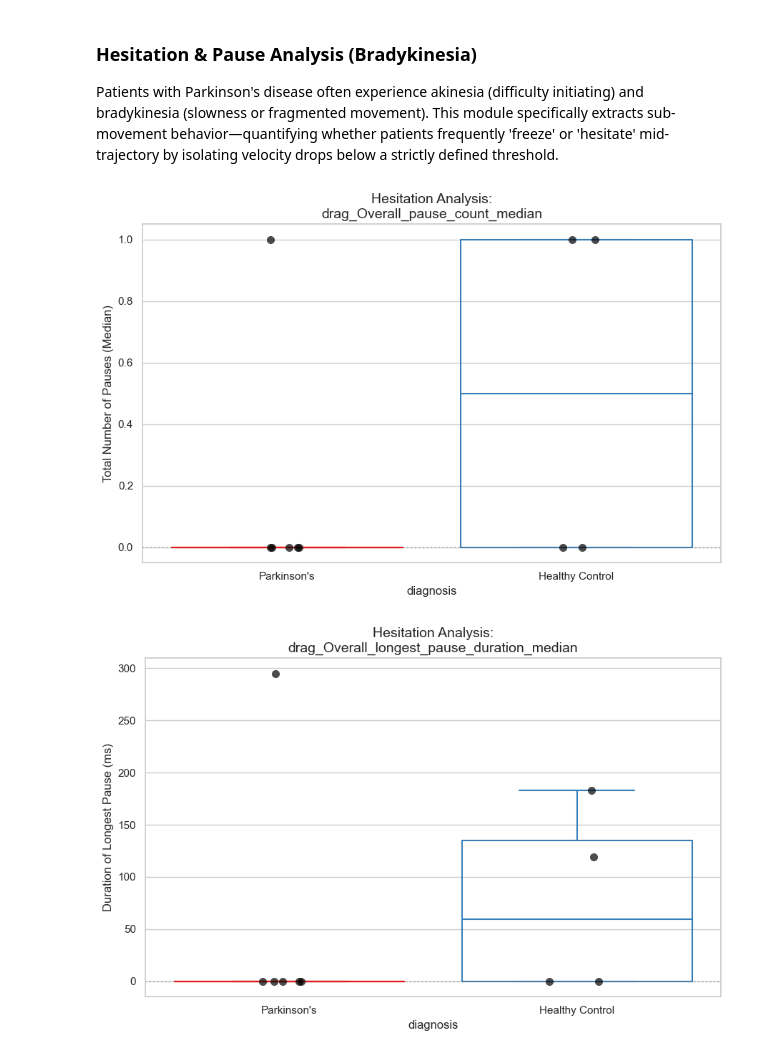
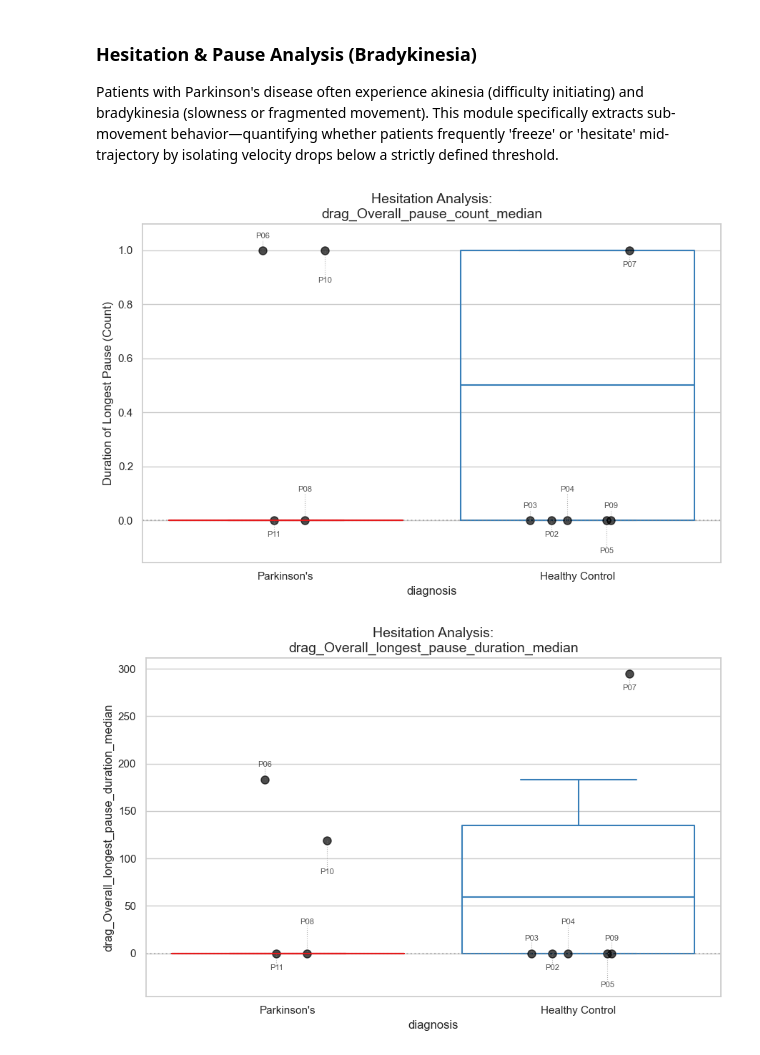
Before and after one commit to JanetIkhile/ResearchProject, a Jupyter notebook: analysis/main_analysis.ipynb, the cells around one changed output. Drawn from its saved outputs; the diff is of its cells as text; code cells hidden in the pictures.

```diff
--- a/analysis/main_analysis.ipynb
+++ b/analysis/main_analysis.ipynb
@@ -205,7 +204,7 @@ results = []
 dup_cols = set()
 for i in range(len(master_df.columns)):
     c1 = master_df.columns[i]
-    if c1 in ['participant_id', 'diagnosis', 'dominant_arm', 'bradykinesia_composite']: continue
+    if c1 in ['participant_id', 'participant_code', 'diagnosis', 'dominant_arm', 'bradykinesia_composite']: continue
     for j in range(i+1, len(master_df.columns)):
         c2 = master_df.columns[j]
         if master_df[c1].equals(master_df[c2]) and not any(k in c2 for k in ['Overall', 'BlockMedian']):
@@ -215,7 +214,7 @@ hc_df = master_df[master_df['diagnosis'] != 'Parkinson\'s']
 pd_df = master_df[master_df['diagnosis'] == 'Parkinson\'s']
 
 for col in master_df.columns:
-    if col in ['participant_id', 'diagnosis', 'dominant_arm', 'bradykinesia_composite']:
+    if col in ['participant_id', 'participant_code', 'diagnosis', 'dominant_arm', 'bradykinesia_composite']:
         continue
 
     if col in dup_cols:
@@ -300,7 +299,7 @@ if not results_df.empty:
     if not blockmedian_results_df.empty:
         print(blockmedian_results_df.head(15).to_string())
 else:
-    print("Not enough valid data to calculate statistical sweep.")
+        print("Not enough valid data to calculate statistical sweep.")
 # %% [output]
 ==========================================================================
    TOP DIFFERENTIATING KINEMATIC FEATURES: OVERALL PIPELINE
@@ -513,33 +646,79 @@ Patients with Parkinson's disease often experience akinesia (difficulty initiati
 # %%
 import matplotlib.pyplot as plt
 import seaborn as sns
 
 hesitation_features = ['drag_Overall_pause_count_median', 'drag_Overall_longest_pause_duration_median']
 
 for feature in hesitation_features:
     if feature in master_df.columns:
         plt.figure(figsize=(9, 6))
         sns.boxplot(data=master_df, x='diagnosis', y=feature, palette='Set1', fill=False, showfliers=False)
-        sns.stripplot(data=master_df, x='diagnosis', y=feature, color='black', alpha=0.7, size=8, jitter=True)
+        # 4-Lane Crash-proof mathematical placement (no adjustText)
+        plot_data = []
+        for idx, row in master_df.dropna(subset=['diagnosis', feature if feature != 'plot_y' else feature]).iterrows():
+            x_base = 0 if row['diagnosis'] == 'Healthy Control' else 1
+            import hashlib
+            hash_val = int(hashlib.md5(str(row['participant_code']).encode()).hexdigest(), 16)
+            jitter = (hash_val % 400) / 1000.0 - 0.2
+            x_val = x_base + jitter
+            y_val = feature if type(feature) is pd.Series else row[feature if feature != 'plot_y' else feature]
+            if feature == 'plot_y' and type(y_val) is not pd.Series:
+                y_val = row[feature] / 1000.0 if unit_str == 's' else row[feature]
+            plot_data.append({'row': row, 'x_val': x_val, 'y_val': y_val, 'diagnosis': row['diagnosis']})
+
+        plot_data.sort(key=lambda d: d['x_val'])
+        for group in ['Healthy Control', "Parkinson's"]:
+            group_data = [d for d in plot_data if d['diagnosis'] == group]
+            for rank, data in enumerate(group_data):
+                row = data['row']
+                x_val = data['x_val']
+                y_val = data['y_val']
+
+                lane = rank % 4
+                is_above = (lane == 0 or lane == 2)
+                multiplier = 1.0 if (lane == 0 or lane == 1) else 2.5
+
+                va_str = 'bottom' if is_above else 'top'
+                is_log = ('power' in feature.lower() or 'spectral' in feature.lower() or 'jerk' in feature.lower()) if 'feature' in locals() else False
+
+                if is_log:
+                    if multiplier == 1.0:
+                        y_target = y_val * (1.4 if is_above else 0.7)
+                    else:
+                        y_target = y_val * (2.2 if is_above else 0.45)
+                else:
+                    try:
+                        f_name = feature if 'feature' in locals() else y_var
+                        y_min = master_df[f_name].min()
+                        y_max = master_df[f_name].max()
+                        y_range = (y_max - y_min) / 1000.0 if ('unit_str' in locals() and unit_str == 's') else (y_max - y_min)
+                    except:
+                        y_range = 1.0
+                    if y_range == 0: y_range = 1.0
+                    y_offset = (y_range * 0.04 * multiplier) * (1 if is_above else -1)
+                    y_target = y_val + y_offset
+
+                plt.plot(x_val, y_val, 'o', color='black', alpha=0.7, markersize=8)
+                plt.plot([x_val, x_val], [y_val, y_target], color='gray', linestyle=':', linewidth=0.8, alpha=0.6)
+                plt.text(x_val, y_target, str(row['participant_code']), fontsize=8, alpha=0.8, ha='center', va=va_str)
 
         unit_str = 'Count' if 'count' in feature else 'ms'
         clean_name = "_".join(feature.split('_')[2:-1]) if len(feature.split('_')) >= 4 else feature
 
         # Clean naming for the Y-axis label
         if 'count' in feature.lower():
             plt.ylabel(f"Total Number of Pauses (Median)")
-        else:
             plt.ylabel(f"Duration of Longest Pause ({unit_str})")
 
         plt.title(f'Hesitation Analysis:\n{feature}', fontsize=14)
 
         # Add baseline references
         plt.axhline(0, color='gray', linestyle=':', alpha=0.5)
 
         plt.tight_layout()
         plt.show()
     else:
-        print(f'{feature} not found in master_df.')
+            print(f'{feature} not found in master_df.')
 # %% [output]
-[figure, old version]
+[figure, new version]
-[figure, old version]
+[figure, new version]
```
Also changed, not shown: parts of 13 cells of this notebook, 2 other files.
